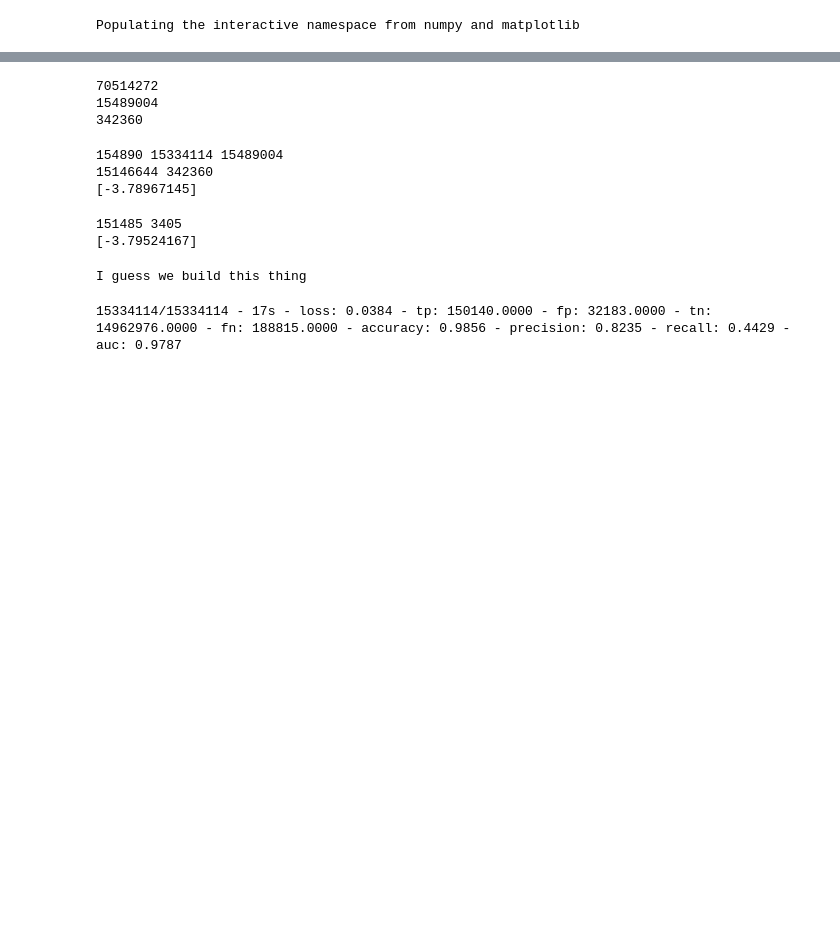
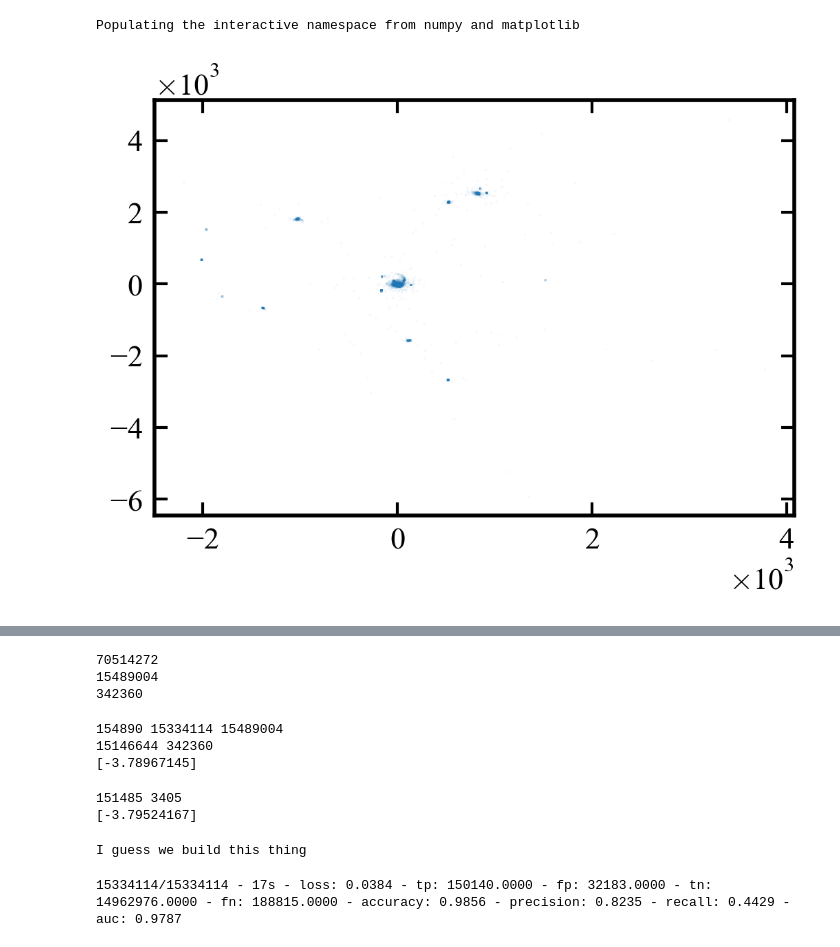
Before and after one commit to AndrewGraus/Stellar_Halo_Project, a Jupyter notebook: Biased_clasifier_tests.ipynb, the cells around one changed output, grey strips where cells are left out. Drawn from its saved outputs; the diff is of its cells as text; code cells hidden in the pictures; blank space fills up the shorter version.

Commit message:
added some code to make figures of test sample (something is wrong with the NN algorithm)

```diff
--- a/Biased_clasifier_tests.ipynb
+++ b/Biased_clasifier_tests.ipynb
@@ -46,3 +47,13 @@ f = h5py.File('DM_data_w_stars_training.hdf5')
 coords = f['PartType1']['Coordinates'][:]
 vel = f['PartType1']['Velocities'][:]
 mass_ratio = f['PartType1']['Mass_Ratio'][:]
+# %%
+f_stars = h5py.File('../m12i_res_7100_cdm/output/snapshot_600.stars.hdf5')
+h = 0.702
+star_coords = f_stars['PartType4']['Coordinates'][:]/h
+
+plt.scatter(star_coords[:,0][::100]-host_pos[0],
+            star_coords[:,1][::100]-host_pos[1],marker='.',s=0.001)
+plt.show()
+# %% [output]
+[figure, added]
```
Also changed, not shown: parts of 13 cells of this notebook.
